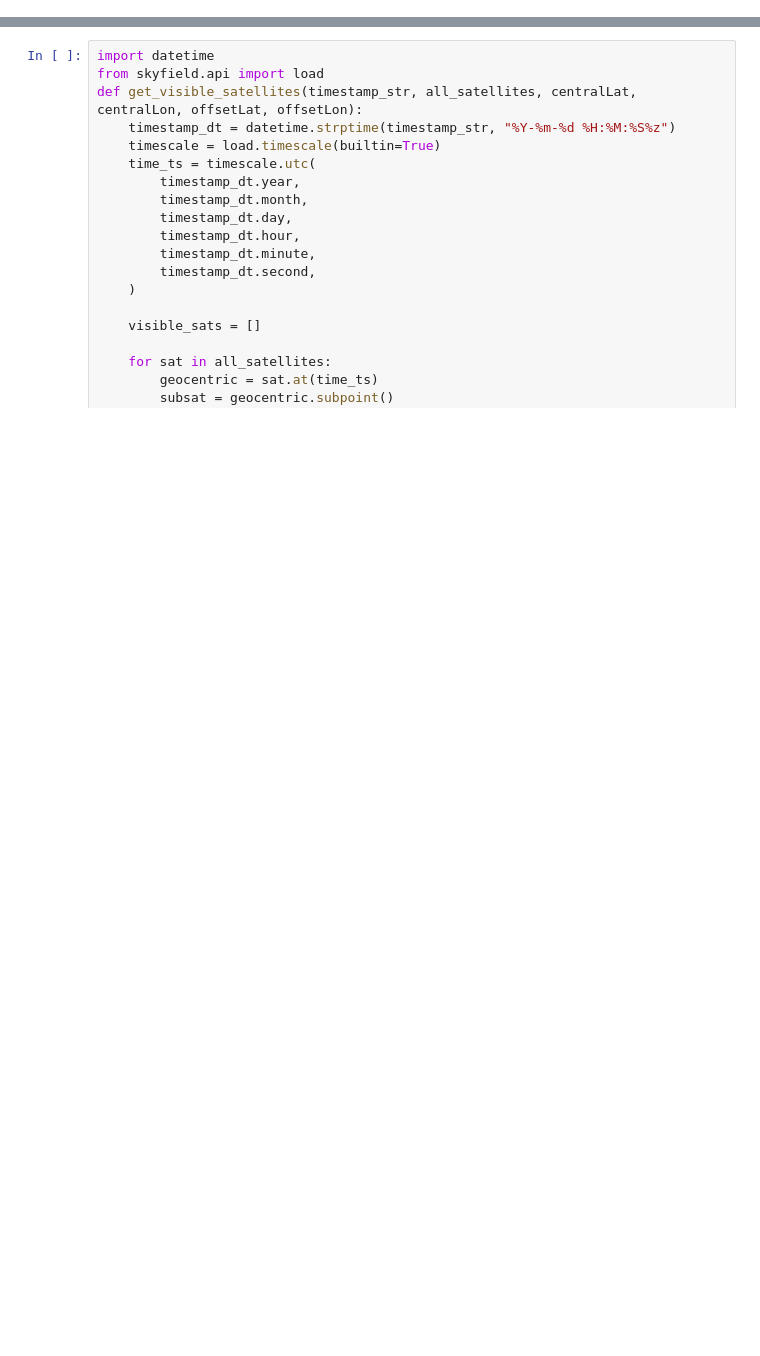
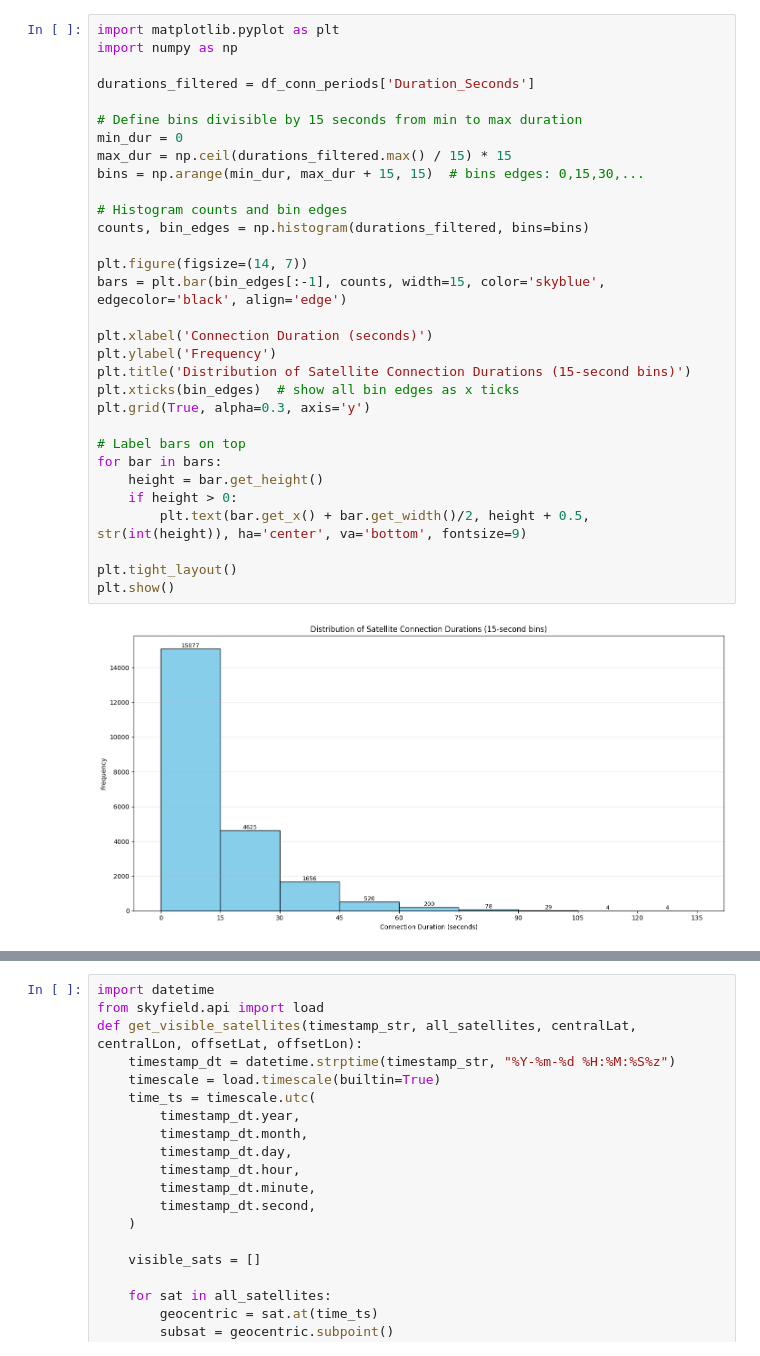
Before and after one commit to Jackbaude/anaSAT, a Jupyter notebook: stats.ipynb, the cells around one changed output, grey strips where cells are left out. Drawn from its saved outputs; the diff is of its cells as text; blank space fills up the shorter version.

```diff
--- a/stats.ipynb
+++ b/stats.ipynb
@@ -44 +94,34 @@ Index(['Satellite', 'Start_Time', 'End_Time', 'Duration_Seconds',
+# %%
+import matplotlib.pyplot as plt
+import numpy as np
+
+durations_filtered = df_conn_periods['Duration_Seconds']
+
+# Define bins divisible by 15 seconds from min to max duration
+min_dur = 0
+max_dur = np.ceil(durations_filtered.max() / 15) * 15
+bins = np.arange(min_dur, max_dur + 15, 15)  # bins edges: 0,15,30,...
+
+# Histogram counts and bin edges
+counts, bin_edges = np.histogram(durations_filtered, bins=bins)
+
+plt.figure(figsize=(14, 7))
+bars = plt.bar(bin_edges[:-1], counts, width=15, color='skyblue', edgecolor='black', align='edge')
+
+plt.xlabel('Connection Duration (seconds)')
+plt.ylabel('Frequency')
+plt.title('Distribution of Satellite Connection Durations (15-second bins)')
+plt.xticks(bin_edges)  # show all bin edges as x ticks
+plt.grid(True, alpha=0.3, axis='y')
+
+# Label bars on top
+for bar in bars:
+    height = bar.get_height()
+    if height > 0:
+        plt.text(bar.get_x() + bar.get_width()/2, height + 0.5, str(int(height)), ha='center', va='bottom', fontsize=9)
+
+plt.tight_layout()
+plt.show()
+# %% [output]
+[figure, added]
 # %%
```
Also changed, not shown: parts of 15 cells of this notebook, 13 other files.
